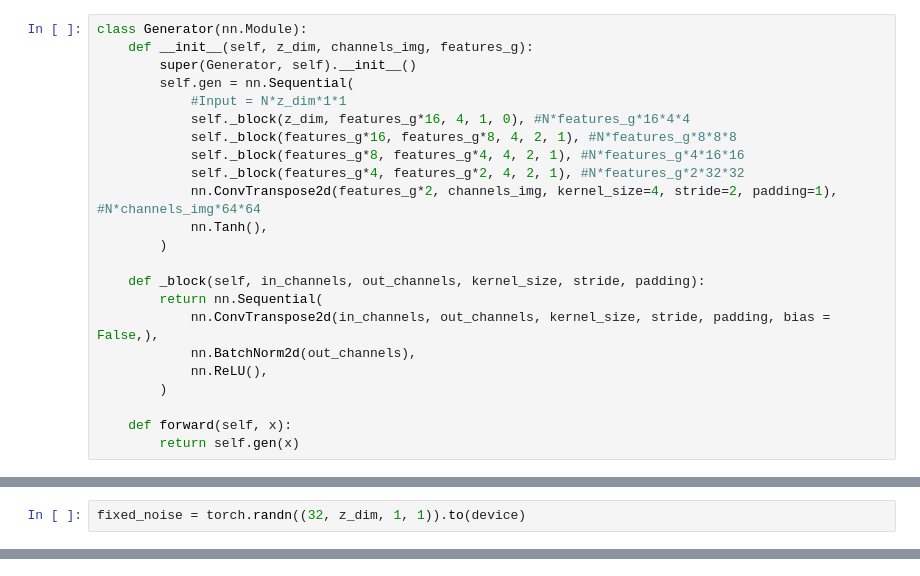
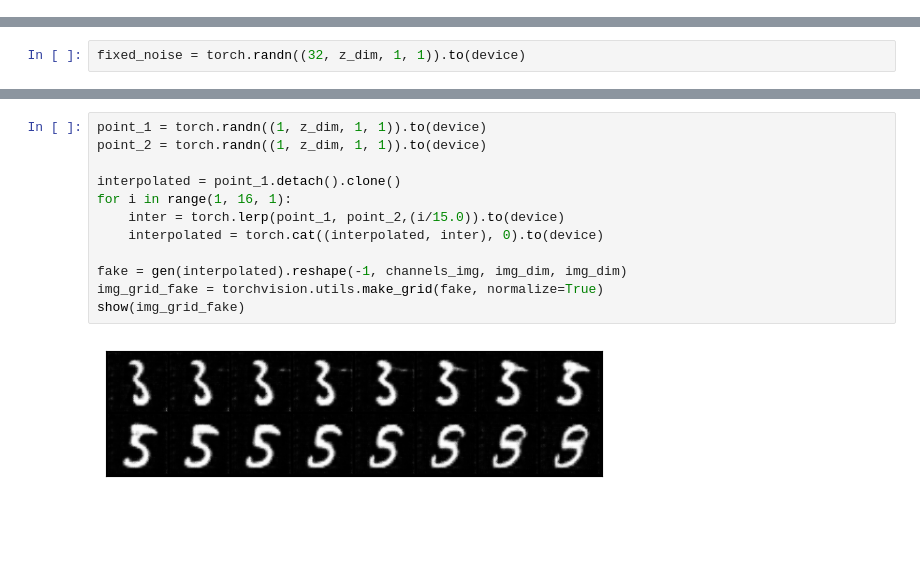
Before and after one commit to kaiju8/GANs-Implemented, a Jupyter notebook: DCGANs.ipynb, the cells around one changed output, grey strips where cells are left out. Drawn from its saved outputs; the diff is of its cells as text; blank space fills up the shorter version.

```diff
--- a/DCGANs.ipynb
+++ b/DCGANs.ipynb
@@ -47,23 +21,0 @@ class Discriminator(nn.Module):
-# %%
-class Generator(nn.Module):
-    def __init__(self, z_dim, channels_img, features_g):
-        super(Generator, self).__init__()
-        self.gen = nn.Sequential(
-            #Input = N*z_dim*1*1
-            self._block(z_dim, features_g*16, 4, 1, 0), #N*features_g*16*4*4
-            self._block(features_g*16, features_g*8, 4, 2, 1), #N*features_g*8*8*8
-            self._block(features_g*8, features_g*4, 4, 2, 1), #N*features_g*4*16*16
-            self._block(features_g*4, features_g*2, 4, 2, 1), #N*features_g*2*32*32
-            nn.ConvTranspose2d(features_g*2, channels_img, kernel_size=4, stride=2, padding=1), #N*channels_img*64*64
-            nn.Tanh(),
-        )
-
-    def _block(self, in_channels, out_channels, kernel_size, stride, padding):
-        return nn.Sequential(
-            nn.ConvTranspose2d(in_channels, out_channels, kernel_size, stride, padding, bias = False,),
-            nn.BatchNorm2d(out_channels),
-            nn.ReLU(),
-        )
-
-    def forward(self, x):
-        return self.gen(x)
@@ -206,0 +227,14 @@ Epoch [4/5] Batch 0/469 \Loss D: 1.4020, loss G: 1.5067
+# %%
+point_1 = torch.randn((1, z_dim, 1, 1)).to(device)
+point_2 = torch.randn((1, z_dim, 1, 1)).to(device)
+
+interpolated = point_1.detach().clone()
+for i in range(1, 16, 1):
+    inter = torch.lerp(point_1, point_2,(i/15.0)).to(device)
+    interpolated = torch.cat((interpolated, inter), 0).to(device)
+
+fake = gen(interpolated).reshape(-1, channels_img, img_dim, img_dim)
+img_grid_fake = torchvision.utils.make_grid(fake, normalize=True)
+show(img_grid_fake)
+# %% [output]
+[figure, added]
```
Also changed, not shown: parts of 15 cells of this notebook.
